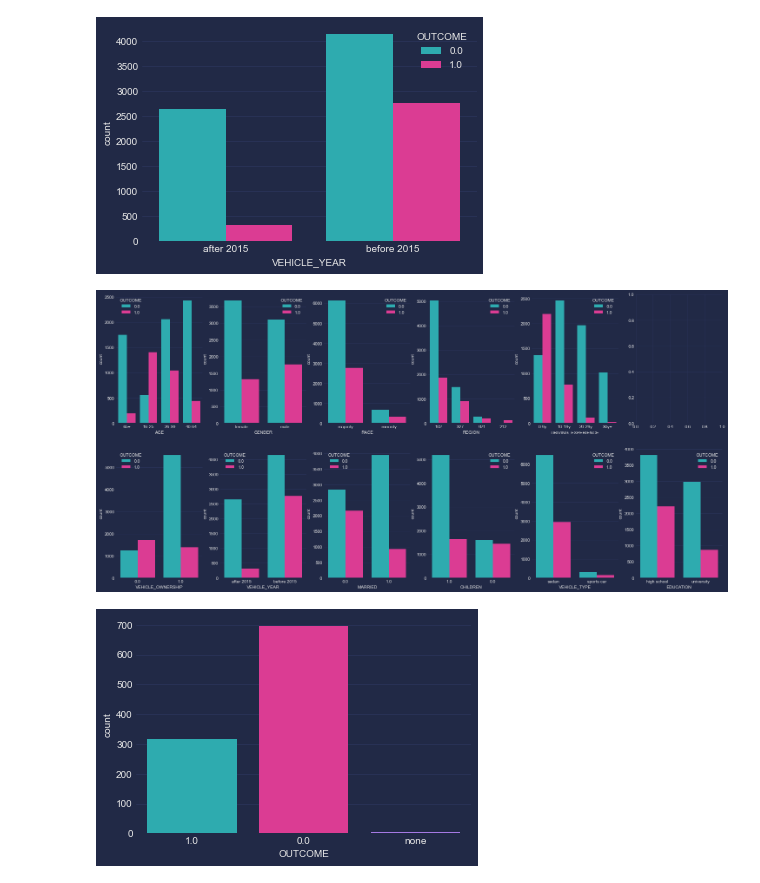
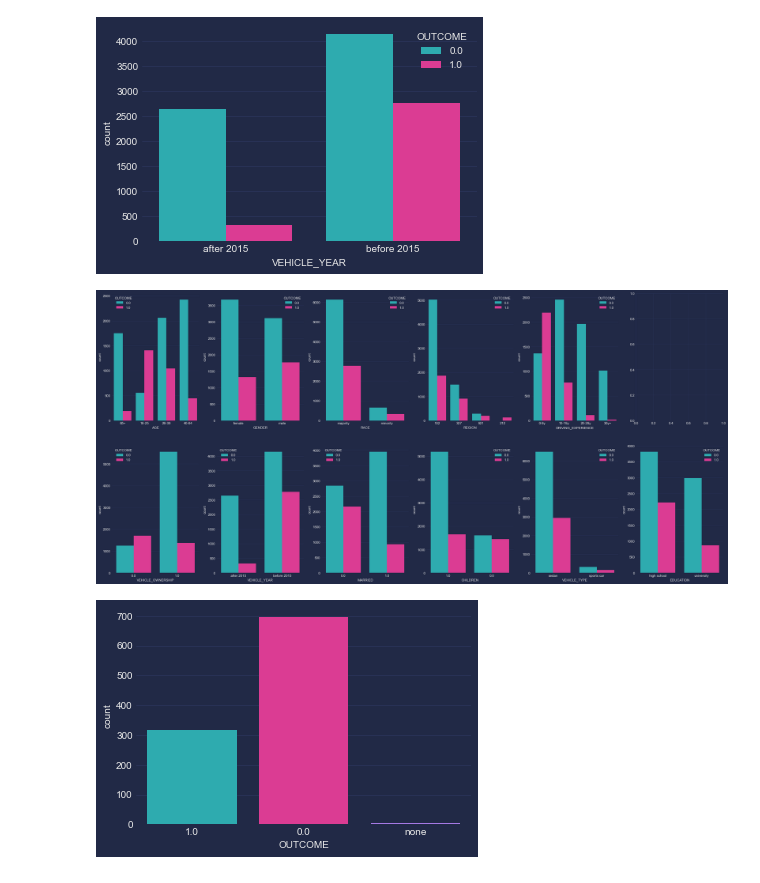
Before and after one commit to cr1msonn/DS_Camp23, a Jupyter notebook: homework/visualization homework/EDA.ipynb, the cells around one changed output. Cells and saved outputs as stored; diff of their text form; code cells hidden in the pictures.

```diff
--- a/homework/visualization homework/EDA.ipynb
+++ b/homework/visualization homework/EDA.ipynb
@@ -159,22 +159,22 @@ ax = sns.countplot(data=df, x="VEHICLE_YEAR", hue="OUTCOME")
 # %% [output]
 [figure]
 # %%
-fig, axes = plt.subplots(2,6, figsize=(25, 12))
+fig, axes = plt.subplots(2,6, figsize=(32, 15))
 
 
 ax = sns.countplot(ax = axes [0][0], data = df, x = "AGE", hue = "OUTCOME")
 ax = sns.countplot(ax = axes [0][1], data = df, x = "GENDER", hue = "OUTCOME")
 ax = sns.countplot(ax = axes [0][2], data = df, x = "RACE", hue = "OUTCOME")
 ax = sns.countplot(ax = axes [0][3], data = df, x = "REGION", hue = "OUTCOME")
 ax = sns.countplot(ax = axes [0][4], data = df, x = "DRIVING_EXPERIENCE", hue = "OUTCOME")
 ax = sns.countplot(ax = axes [1][0], data = df, x = "VEHICLE_OWNERSHIP", hue = "OUTCOME")
 ax = sns.countplot(ax = axes [1][1], data = df, x = "VEHICLE_YEAR", hue = "OUTCOME")
 ax = sns.countplot(ax = axes [1][2], data = df, x = "MARRIED", hue = "OUTCOME")
 ax = sns.countplot(ax = axes [1][3], data = df, x = "CHILDREN", hue = "OUTCOME")
 ax = sns.countplot(ax = axes [1][4], data = df, x = "VEHICLE_TYPE", hue = "OUTCOME")
 ax = sns.countplot(ax = axes [1][5], data = df, x = "EDUCATION", hue = "OUTCOME")
 # %% [output]
-[figure, old version]
+[figure, new version]
 # %%
 ax = sns.countplot(data = missing_credit_score, x = "OUTCOME")
 # %% [output]
```
Also changed, not shown: parts of 1 cell of this notebook.
